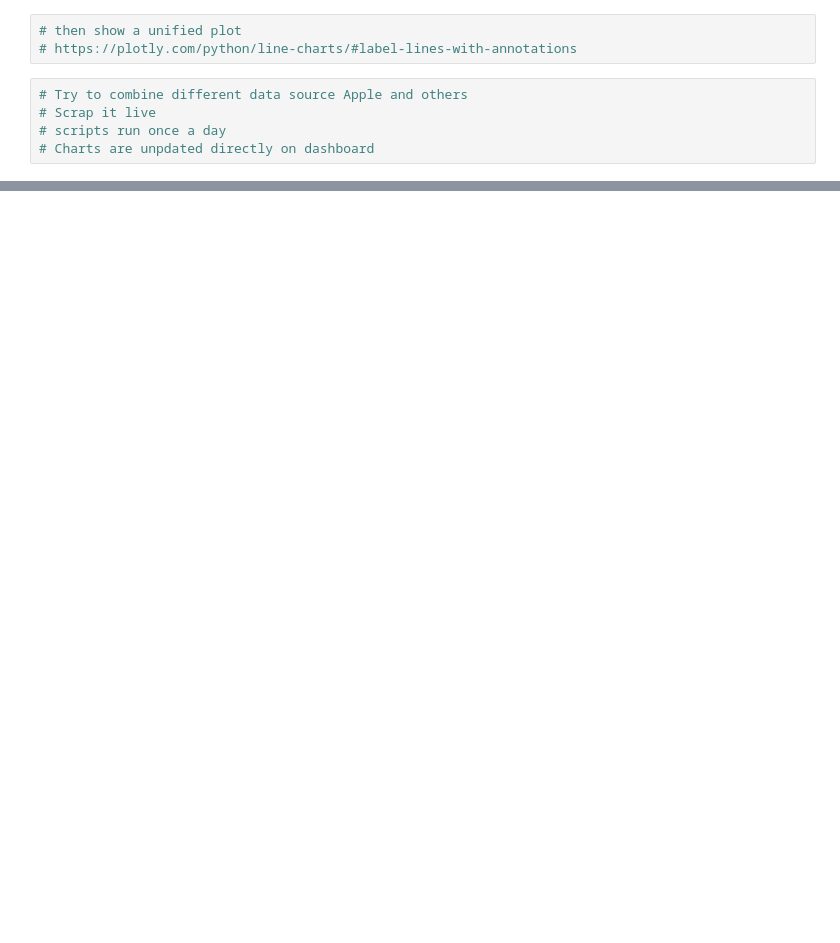
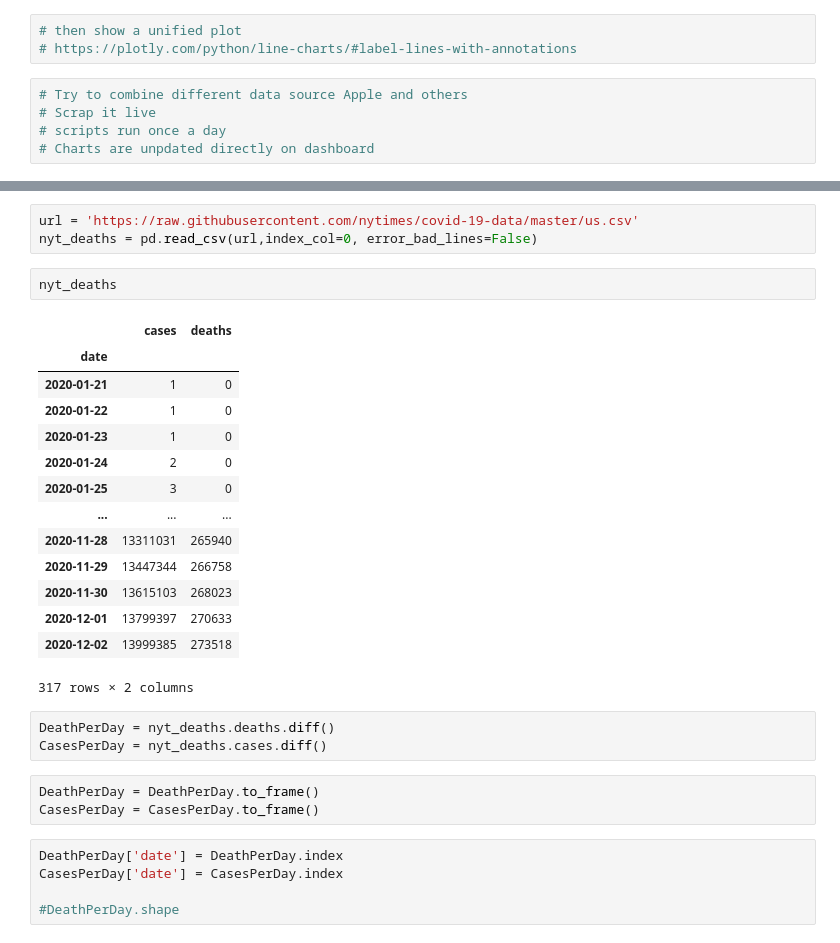
Before and after one commit to abhatt95/COVID-19-mobility-impact, a Jupyter notebook: Cleanup aggregation and EDA.ipynb, the cells around one changed output, grey strips where cells are left out. Cells and saved outputs as stored; diff of their text form; blank space fills up the shorter version.

Commit message:
Scrapping NYT data. Displaying raw graphs for death and case trend. TODO: Code needs clean up, functions need to be created.

```diff
--- a/Cleanup aggregation and EDA.ipynb
+++ b/Cleanup aggregation and EDA.ipynb
@@ -267,3 +268,34 @@ fig.show()
 # %% [output]
 arrays to stack must be passed as a "sequence" type such as list or tuple. Support for non-sequence iterables such as generators is deprecated as of NumPy 1.16 and will raise an error in the future.
 [interactive output not drawn]
+# %%
+url = 'https://raw.githubusercontent.com/nytimes/covid-19-data/master/us.csv'
+nyt_deaths = pd.read_csv(url,index_col=0, error_bad_lines=False)
+# %%
+nyt_deaths
+# %% [output]
+|  | cases | deaths |
+| date |  |  |
+| 2020-01-21 | 1 | 0 |
+| 2020-01-22 | 1 | 0 |
+| 2020-01-23 | 1 | 0 |
+| 2020-01-24 | 2 | 0 |
+| 2020-01-25 | 3 | 0 |
+| ... | ... | ... |
+| 2020-11-28 | 13311031 | 265940 |
+| 2020-11-29 | 13447344 | 266758 |
+| 2020-11-30 | 13615103 | 268023 |
+| 2020-12-01 | 13799397 | 270633 |
+| 2020-12-02 | 13999385 | 273518 |
+317 rows × 2 columns
+# %%
+DeathPerDay = nyt_deaths.deaths.diff()
+CasesPerDay = nyt_deaths.cases.diff()
+# %%
+DeathPerDay = DeathPerDay.to_frame()
+CasesPerDay = CasesPerDay.to_frame()
+# %%
+DeathPerDay['date'] = DeathPerDay.index
+CasesPerDay['date'] = CasesPerDay.index
+
+#DeathPerDay.shape
```
Also changed, not shown: parts of 7 cells of this notebook.
